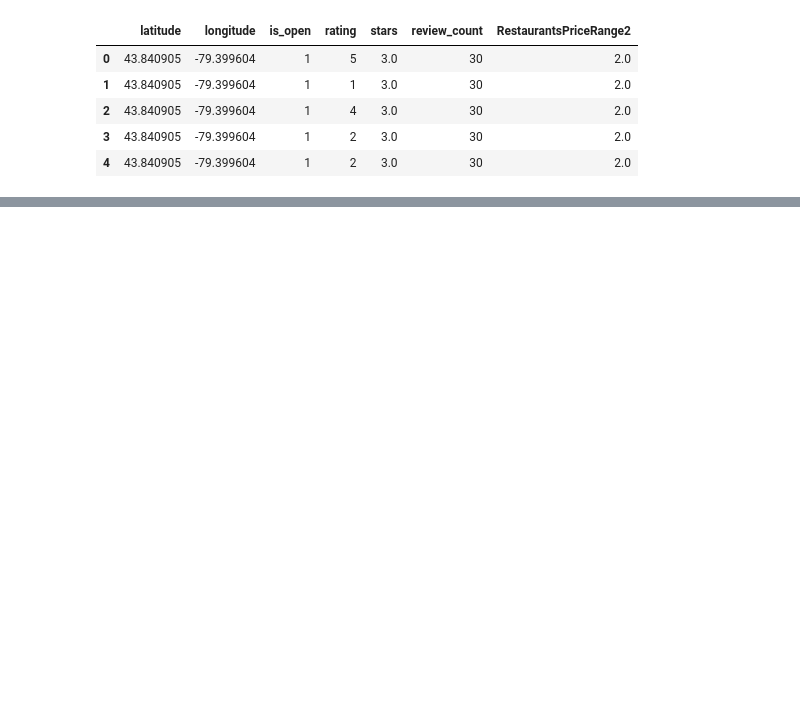
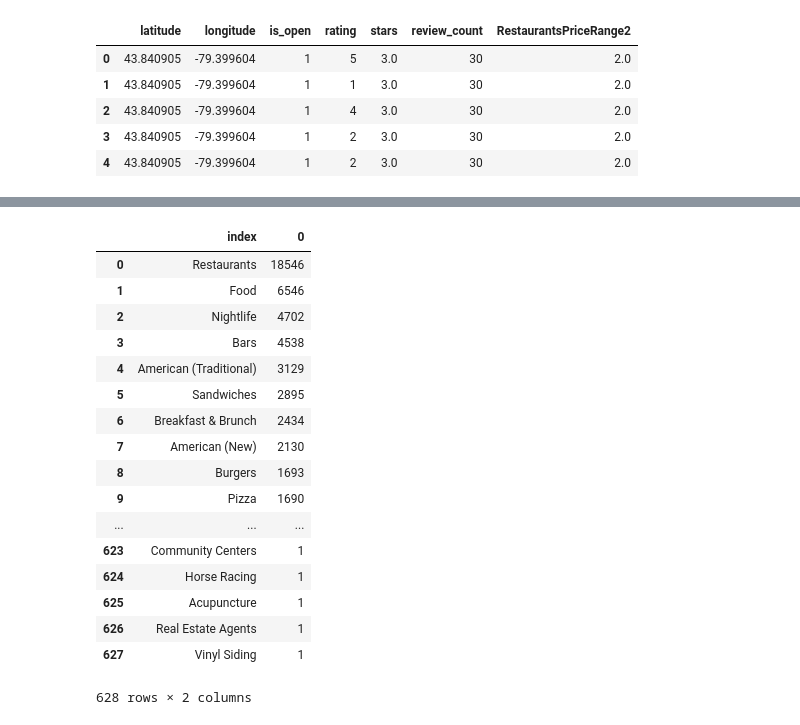
Before and after one commit to mwoluchem/Recommendations_CS209, a Jupyter notebook: Recommendations_EDA.ipynb, the cells around one changed output, grey strips where cells are left out. Saved outputs shown, nothing was run; the diff lists cells and outputs as text; code cells hidden in the pictures; blank space fills up the shorter version.

```diff
--- a/Recommendations_EDA.ipynb
+++ b/Recommendations_EDA.ipynb
@@ -288,0 +267,7 @@ GoodForMeal_dinner             object"""
+# %%
+#Select NV, AZ, ON, NC, OH, PA, QC, WI, BW
+
+states = ['NV','AZ','ON','NC','OH','PA','QC','WI','BW']
+#full_biz2 =
+geo_subset_biz = full_biz2[full_biz2['state'].isin(['NV','AZ','ON','NC','OH','PA','QC','WI','BW'])]
+#df[df['A'].isin([3, 6])]
@@ -288,0 +284,8 @@ GoodForMeal_dinner             object"""
+# %%
+geo_subset_biz.shape
+geo_subset_biz.categories=geo_subset_biz.categories.str.replace('[',"")
+geo_subset_biz.categories=geo_subset_biz.categories.str.replace(']',"")
+geo_subset_biz.categories=geo_subset_biz.categories.str.replace("'","")
+#biz.columns=biz.columns.str.replace('[',"")
+geo_subset_biz.categories.unique()
+len(geo_subset_biz.categories.unique())
@@ -288,0 +299,18 @@ GoodForMeal_dinner             object"""
+# %%
+uniques = list(geo_subset_biz.categories.unique())
+newlist = []
+for word in uniques:
+    word = word.split(",")
+    #word = word.replace(' ','')
+    newlist.extend(word)  # <----
+
+newlist = [x.strip(' ') for x in newlist]
+
+newlist
+
+#for i in newlist:
+    #j = i.replace(' ','')
+    #k.append(j)
+#mylist = string.split(',')
+#flattened = [val for sublist in uniques for val in sublist]
+#flattened
@@ -292,3 +338,25 @@ mycat = str(full_biz.categories)
+# %%
+df = pd.value_counts(newlist).to_frame().reset_index()
+df
+# %% [output]
+|  | index | 0 |
+| 0 | Restaurants | 18546 |
+| 1 | Food | 6546 |
+| 2 | Nightlife | 4702 |
+| 3 | Bars | 4538 |
+| 4 | American (Traditional) | 3129 |
+| 5 | Sandwiches | 2895 |
+| 6 | Breakfast & Brunch | 2434 |
+| 7 | American (New) | 2130 |
+| 8 | Burgers | 1693 |
+| 9 | Pizza | 1690 |
+| ... | ... | ... |
+| 623 | Community Centers | 1 |
+| 624 | Horse Racing | 1 |
+| 625 | Acupuncture | 1 |
+| 626 | Real Estate Agents | 1 |
+| 627 | Vinyl Siding | 1 |
+628 rows × 2 columns
 # %%
 #full_biz.dtypes
 # %%
```
Also changed, not shown: parts of 27 cells of this notebook.
